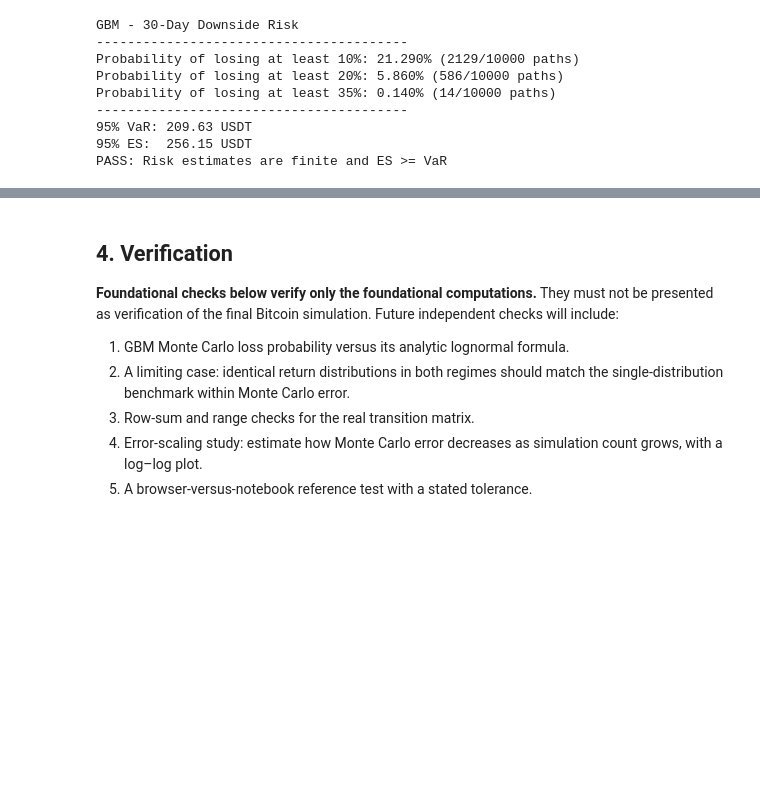
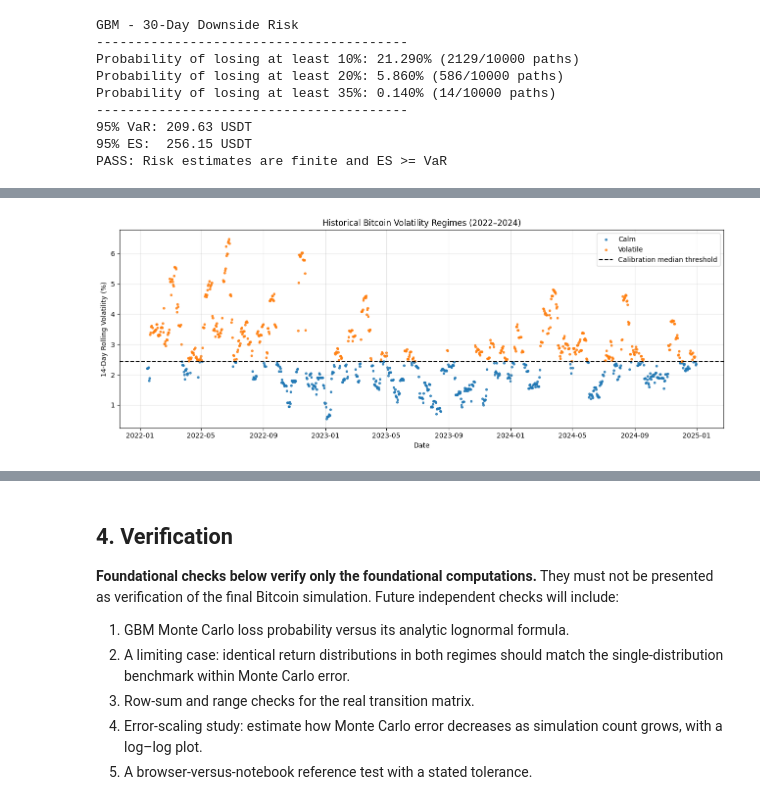
Before and after one commit to it23372726/cryptorisk-lab, a Jupyter notebook: notebook/cryptorisk-lab.ipynb, the cells around one changed output, grey strips where cells are left out. Cells and saved outputs as stored; diff of their text form; code cells hidden in the pictures; blank space fills up the shorter version.

Commit message:
Implement and verify Markov regime-switching simulation

```diff
--- a/notebook/cryptorisk-lab.ipynb
+++ b/notebook/cryptorisk-lab.ipynb
@@ -912,0 +1762,40 @@ PASS: Risk estimates are finite and ES >= VaR
+# %%
+
+# Day 4 - Step 7A: Historical volatility regimes
+
+plt.figure(figsize=(13, 5))
+
+for state, color in [(0, "tab:blue"), (1, "tab:orange")]:
+
+    subset = regime_calibration_df[
+        regime_calibration_df["regime"] == state
+    ]
+
+    plt.scatter(
+        subset["date"],
+        subset["rolling_vol_14d"] * 100,
+        s=8,
+        color=color,
+        label=regime_names[state],
+        alpha=0.8
+    )
+
+plt.axhline(
+    regime_threshold * 100,
+    color="black",
+    linestyle="--",
+    linewidth=1.5,
+    label="Calibration median threshold"
+)
+
+plt.title(
+    "Historical Bitcoin Volatility Regimes (2022–2024)"
+)
+plt.xlabel("Date")
+plt.ylabel("14-Day Rolling Volatility (%)")
+plt.legend()
+plt.grid(alpha=0.3)
+plt.tight_layout()
+plt.show()
+# %% [output]
+[figure, added]
```
Also changed, not shown: parts of 17 cells of this notebook.
